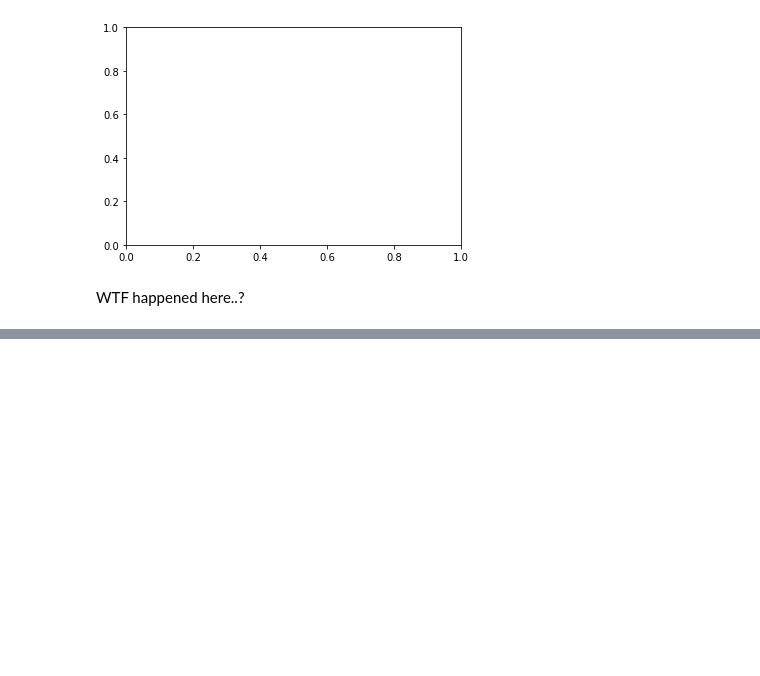
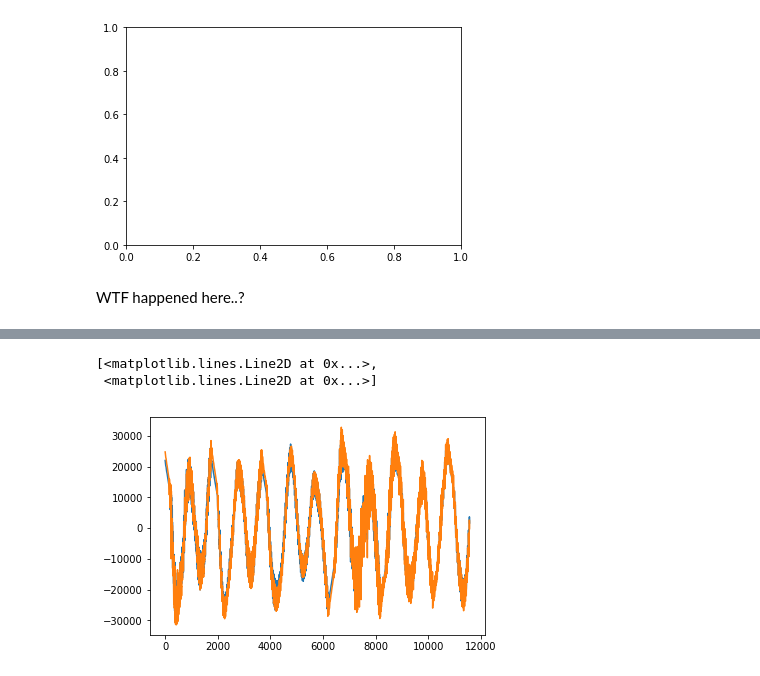
Before and after one commit to magdapoppins/pycourse-wav, a Jupyter notebook: chrm.ipynb, the cells around one changed output, grey strips where cells are left out. Saved outputs shown, nothing was run; the diff lists cells and outputs as text; code cells hidden in the pictures; blank space fills up the shorter version.

```diff
--- a/chrm.ipynb
+++ b/chrm.ipynb
@@ -75,0 +102,6 @@ WTF happened here..?
+# %%
+plt.plot(spl3)
+# %% [output]
+[<matplotlib.lines.Line2D at 0x...>,
+ <matplotlib.lines.Line2D at 0x...>]
+[figure, added]
```
Also changed, not shown: parts of 15 cells of this notebook, 1 other file.
